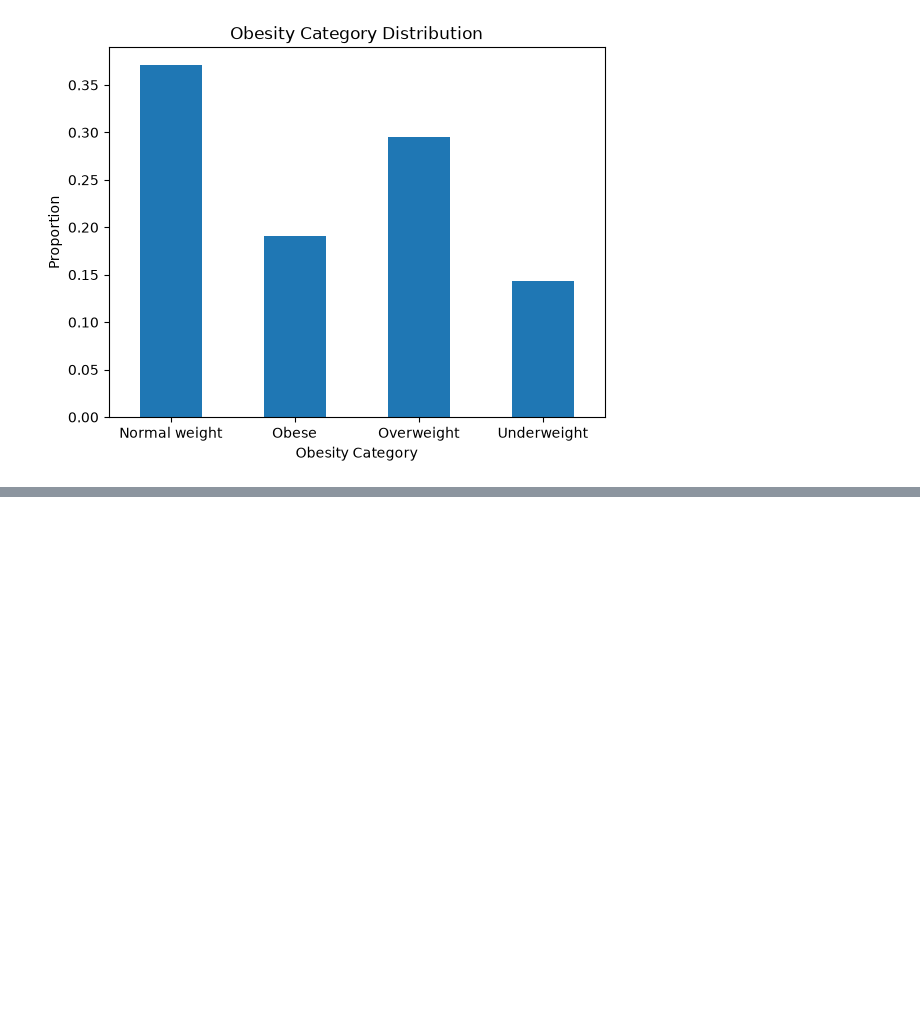
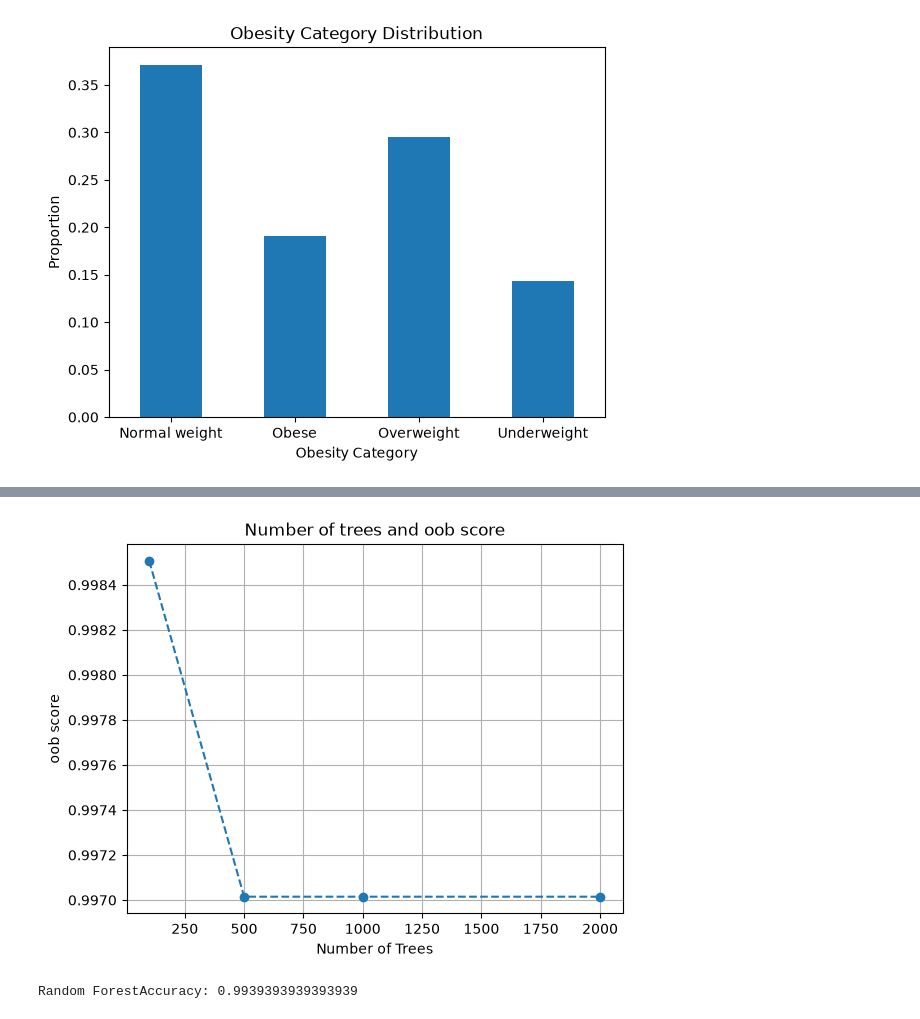
Before and after one commit to asoali67/Capstone, a Jupyter notebook: Capstone.ipynb, the cells around one changed output, grey strips where cells are left out. Drawn from its saved outputs; the diff is of its cells as text; code cells hidden in the pictures; blank space fills up the shorter version.

```diff
--- a/Capstone.ipynb
+++ b/Capstone.ipynb
@@ -111,0 +137,23 @@ InvalidIndexError: (slice(None, None, None), 0)
+# %%
+# I am just going to use the Random Forest Classifier for this project. I will use the out-of-bag score to evaluate the model. I will also use the feature importances to select the most important features for the model.
+n_trees = [100, 500, 1000, 2000]
+oob_scores = []
+for i in n_trees:
+    forest = RandomForestClassifier(oob_score= True, random_state=42, n_estimators=i).fit(X_train,y_train)
+    oob_scores.append(forest.oob_score_)
+
+plt.plot(n_trees, oob_scores, '--o')
+plt.grid()
+plt.title('Number of trees and oob score')
+plt.xlabel('Number of Trees')
+plt.ylabel("oob score");
+# %% [output]
+[figure, added]
+# %%
+# Random Forest with 500 trees and out-of-bag score
+forest = RandomForestClassifier(oob_score= True, random_state=42, n_estimators=500).fit(X_train,y_train)
+y_pred = forest.predict(X_test)
+
+print('Random ForestAccuracy:', accuracy_score(y_test, y_pred))
+# %% [output]
+Random ForestAccuracy: 0.9939393939393939
```
Also changed, not shown: parts of 17 cells of this notebook.
